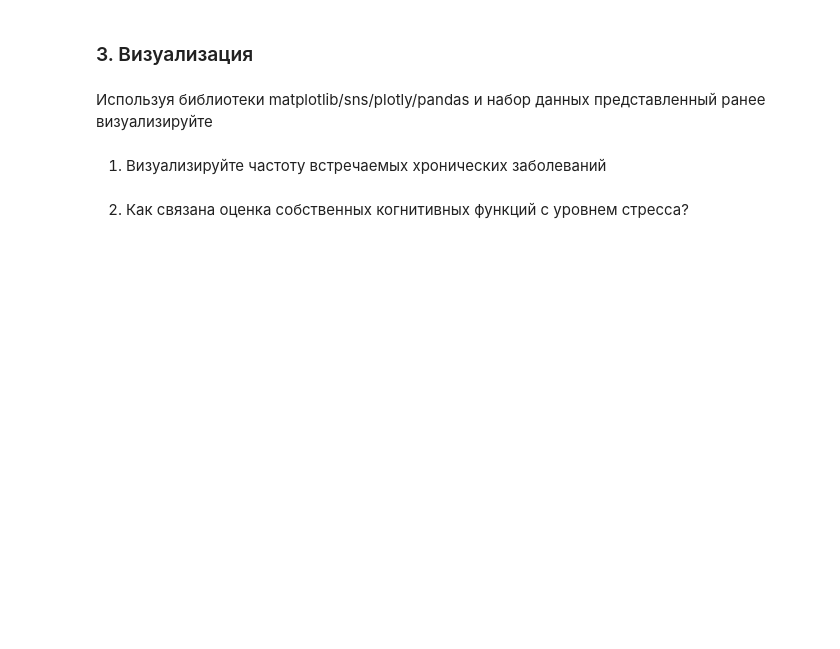
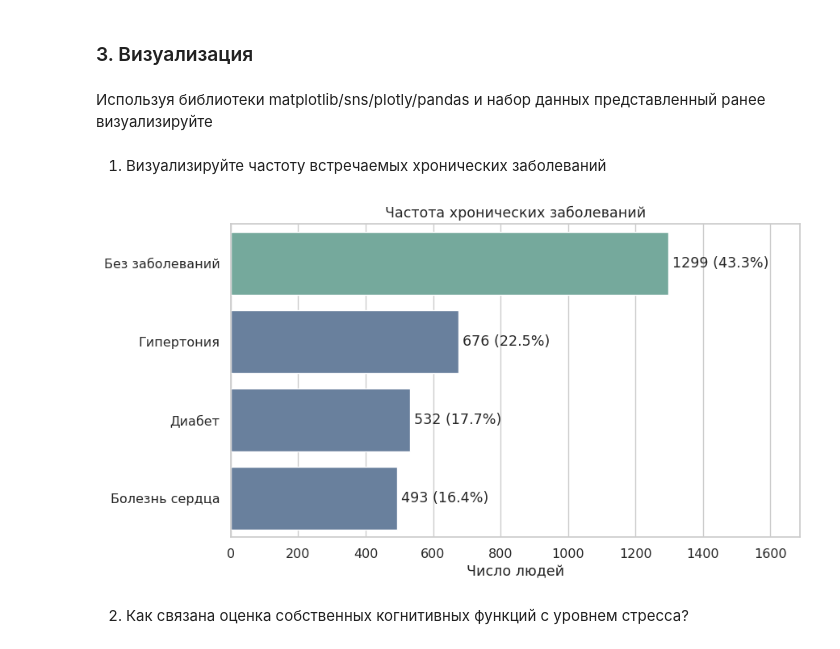
Before and after one commit to sprovay/Machine_Learning_Concepts_Labs, a Jupyter notebook: hw1/Lab1-7.ipynb, the cells around one changed output. Saved outputs shown, nothing was run; the diff lists cells and outputs as text; code cells hidden in the pictures; blank space fills up the shorter version.

```diff
--- a/hw1/Lab1-7.ipynb
+++ b/hw1/Lab1-7.ipynb
@@ -73,4 +213,5 @@ Income Level - доход в USD.
 # %%
 import pandas as pd
 # %%
-# Load dataset here
+df = pd.read_csv("data.csv", keep_default_na=False)
+print(df)
@@ -81,2 +256,15 @@ import pandas as pd
 # %% [markdown]
 3. Правда ли, что люди с высоким уровнем стресса имеют более высокое кровяное давление, чем те, кто не подвержен стрессу
+# %%
+df[["Systolic", "Diastolic"]] = df["Blood Pressure (s/d)"].str.split("/", expand=True).astype(int)
+stress_q1, stress_q3 = df["Stress Levels"].quantile([0.25, 0.75])
+low_stress = df[df["Stress Levels"] <= stress_q1]
+high_stress = df[df["Stress Levels"] >= stress_q3]
+pressure = pd.DataFrame({
+    "Низкий стресс": low_stress[["Systolic", "Diastolic"]].mean(),
+    "Высокий стресс": high_stress[["Systolic", "Diastolic"]].mean(),
+}).round(2)
+print(f"Пороги: ≤ {stress_q1:.2f} и ≥ {stress_q3:.2f}; по {len(low_stress)} человек")
+print(pressure)
+print("Вывод: среднее давление при высоком стрессе немного выше, но разница мала;")
+print("по этому сравнению нельзя установить причинную связь.")
@@ -100,5 +373,33 @@ import pandas as pd
 Используя библиотеки matplotlib/sns/plotly/pandas и набор данных представленный ранее визуализируйте
 # %% [markdown]
 1. Визуализируйте частоту встречаемых хронических заболеваний
+# %%
+%matplotlib inline
+import matplotlib.pyplot as plt
+import seaborn as sns
+
+sns.set_theme(style="whitegrid", palette="deep", font_scale=1.05)
+
+disease_names = {
+    "None": "Без заболеваний",
+    "Hypertension": "Гипертония",
+    "Diabetes": "Диабет",
+    "Heart Disease": "Болезнь сердца",
+}
+disease_counts = df["Chronic Diseases"].value_counts()
+labels = [disease_names.get(category, category) for category in disease_counts.index]
+fig, ax = plt.subplots(figsize=(9, 5))
+sns.barplot(x=disease_counts.values, y=labels, color="#617FA5", errorbar=None, ax=ax)
+ax.patches[0].set_facecolor("#75A99C")
+for bar, count in zip(ax.patches, disease_counts):
+    ax.text(bar.get_width() + 12, bar.get_y() + bar.get_height() / 2,
+            f"{count} ({count / len(df):.1%})", va="center")
+ax.set_xlim(0, disease_counts.max() * 1.3)
+ax.set(xlabel="Число людей", ylabel="", title="Частота хронических заболеваний")
+ax.grid(axis="y", visible=False)
+fig.tight_layout()
+plt.show()
+# %% [output]
+[figure, added]
 # %% [markdown]
 2. Как связана оценка собственных когнитивных функций с уровнем стресса?
```
Also changed, not shown: parts of 27 cells of this notebook, 1 other file.
